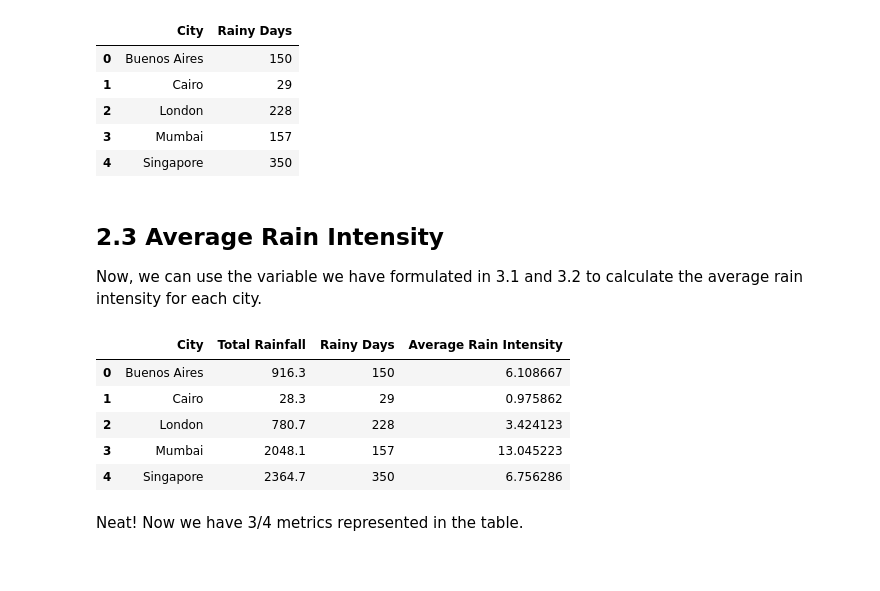
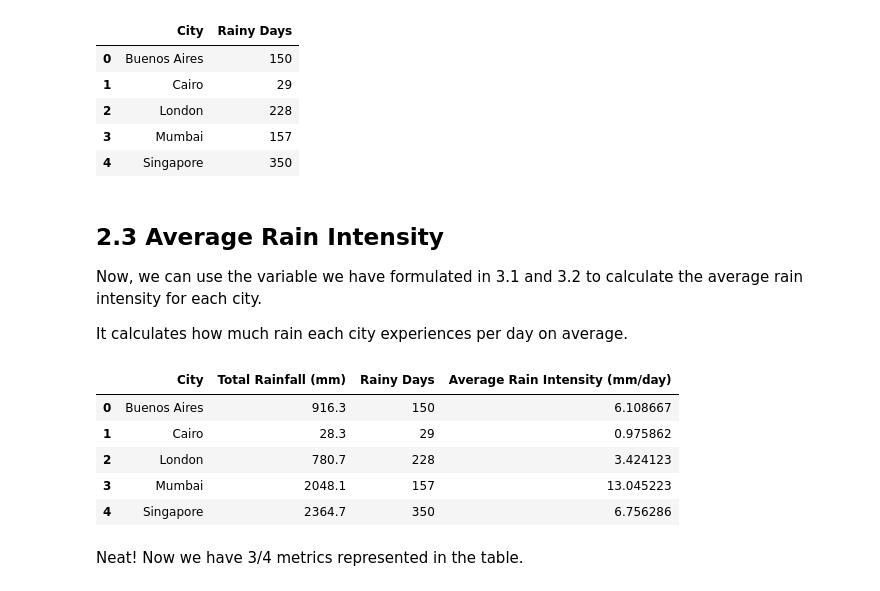
Before and after one commit to natashiblie/is-london-rainy, a Jupyter notebook: code/NB02 - NATSimple Data Analysis.ipynb, the cells around one changed output. Cells and saved outputs as stored; diff of their text form; code cells hidden in the pictures.

```diff
--- a/code/NB02 - NATSimple Data Analysis.ipynb
+++ b/code/NB02 - NATSimple Data Analysis.ipynb
@@ -135,20 +135,22 @@ display(rainy_days)
 ## 2.3 Average Rain Intensity
 
 Now, we can use the variable we have formulated in 3.1 and 3.2 to calculate the average rain intensity for each city.
+
+It calculates how much rain each city experiences per day on average.
 # %%
 # Merge the total_rainfall and rainy_days DataFrames on 'City'
 rain_data = pd.merge(total_rainfall, rainy_days, on='City')
 
 # Calculate the average rain intensity
 rain_data['average_rain_intensity'] = rain_data['Total Rainfall'] / rain_data['Rainy Days']
 
 # Rename the columns for clarity
-rain_data.columns = ['City', 'Total Rainfall', 'Rainy Days', 'Average Rain Intensity']
+rain_data.columns = ['City', 'Total Rainfall (mm)', 'Rainy Days', 'Average Rain Intensity (mm/day)']
 
 # Display the result
 display(rain_data)
 # %% [output]
-|  | City | Total Rainfall | Rainy Days | Average Rain Intensity |
+|  | City | Total Rainfall (mm) | Rainy Days | Average Rain Intensity (mm/day) |
 | 0 | Buenos Aires | 916.3 | 150 | 6.108667 |
 | 1 | Cairo | 28.3 | 29 | 0.975862 |
 | 2 | London | 780.7 | 228 | 3.424123 |
```
Also changed, not shown: parts of 10 cells of this notebook.
